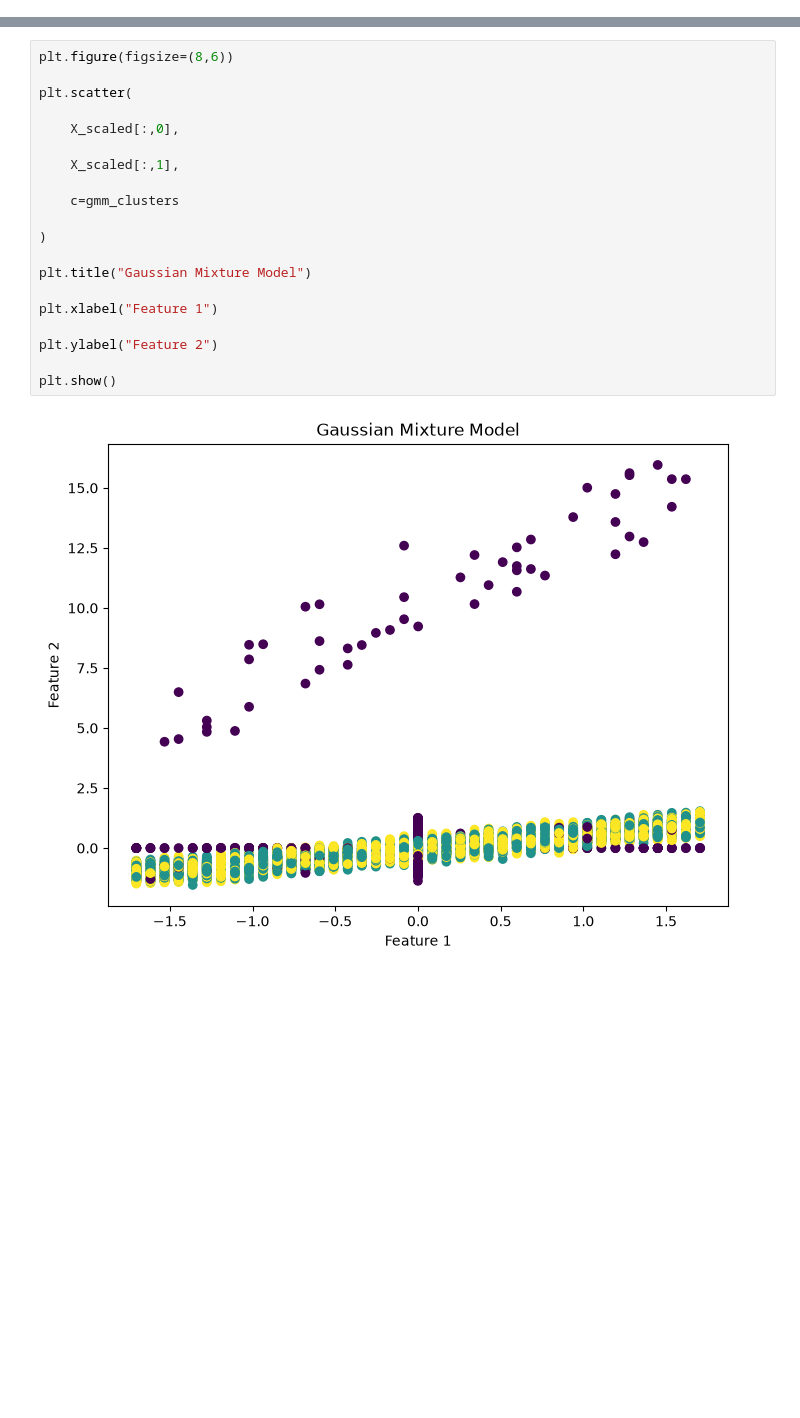
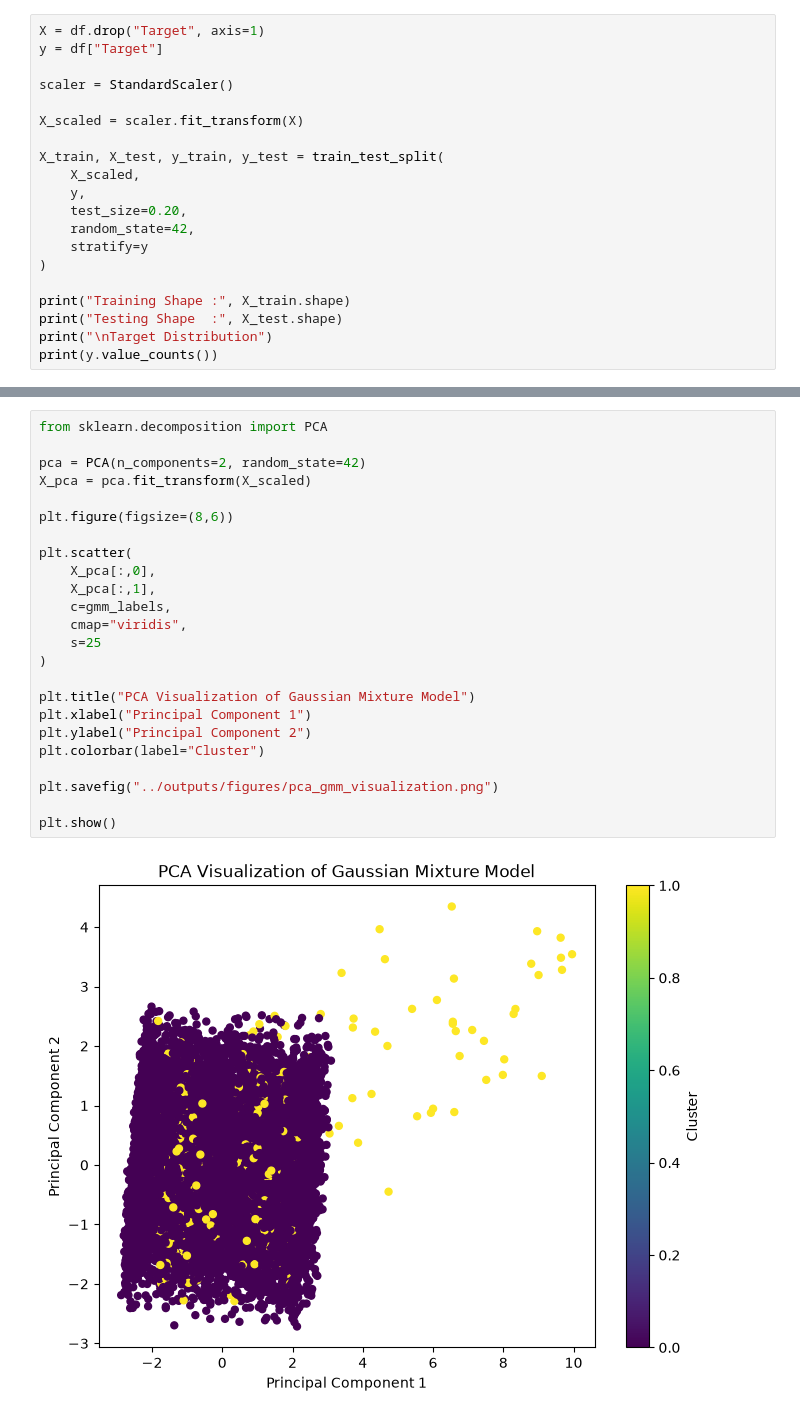
Before and after one commit to sekshem/Numeric-Pattern-Dataset-using-Supervised-Unsupervised-Learning-Project-, a Jupyter notebook: notebooks/engineer4.ipynb, the cells around one changed output, grey strips where cells are left out. Cells and saved outputs as stored; diff of their text form; blank space fills up the shorter version.

```diff
--- a/notebooks/engineer4.ipynb
+++ b/notebooks/engineer4.ipynb
@@ -388,0 +121,20 @@ Soft Clustering Probabilities
+# %%
+X = df.drop("Target", axis=1)
+y = df["Target"]
+
+scaler = StandardScaler()
+
+X_scaled = scaler.fit_transform(X)
+
+X_train, X_test, y_train, y_test = train_test_split(
+    X_scaled,
+    y,
+    test_size=0.20,
+    random_state=42,
+    stratify=y
+)
+
+print("Training Shape :", X_train.shape)
+print("Testing Shape  :", X_test.shape)
+print("\nTarget Distribution")
+print(y.value_counts())
@@ -389,22 +739,26 @@ Soft Clustering Probabilities
 # %%
+from sklearn.decomposition import PCA
+
+pca = PCA(n_components=2, random_state=42)
+X_pca = pca.fit_transform(X_scaled)
+
 plt.figure(figsize=(8,6))
 
 plt.scatter(
-
-    X_scaled[:,0],
-
-    X_scaled[:,1],
-
-    c=gmm_clusters
-
+    X_pca[:,0],
+    X_pca[:,1],
+    c=gmm_labels,
+    cmap="viridis",
+    s=25
 )
 
-plt.title("Gaussian Mixture Model")
+plt.title("PCA Visualization of Gaussian Mixture Model")
+plt.xlabel("Principal Component 1")
+plt.ylabel("Principal Component 2")
+plt.colorbar(label="Cluster")
 
-plt.xlabel("Feature 1")
-
-plt.ylabel("Feature 2")
+plt.savefig("../outputs/figures/pca_gmm_visualization.png")
 
 plt.show()
 # %% [output]
-[figure, old version]
+[figure, new version]
```
Also changed, not shown: parts of 33 cells of this notebook.
